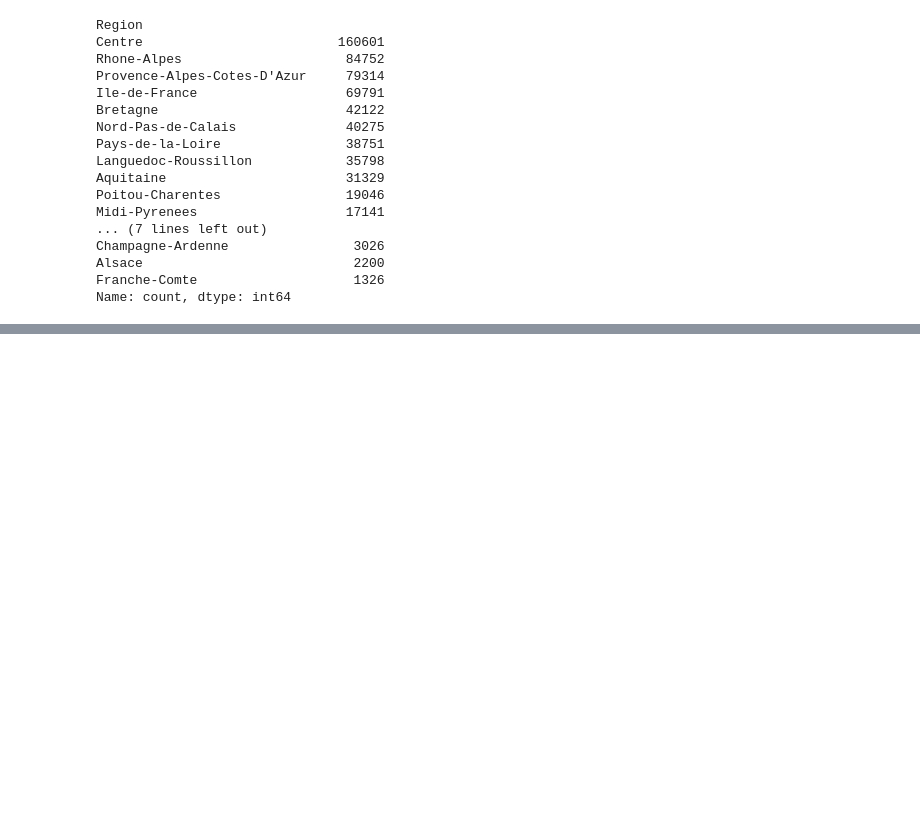
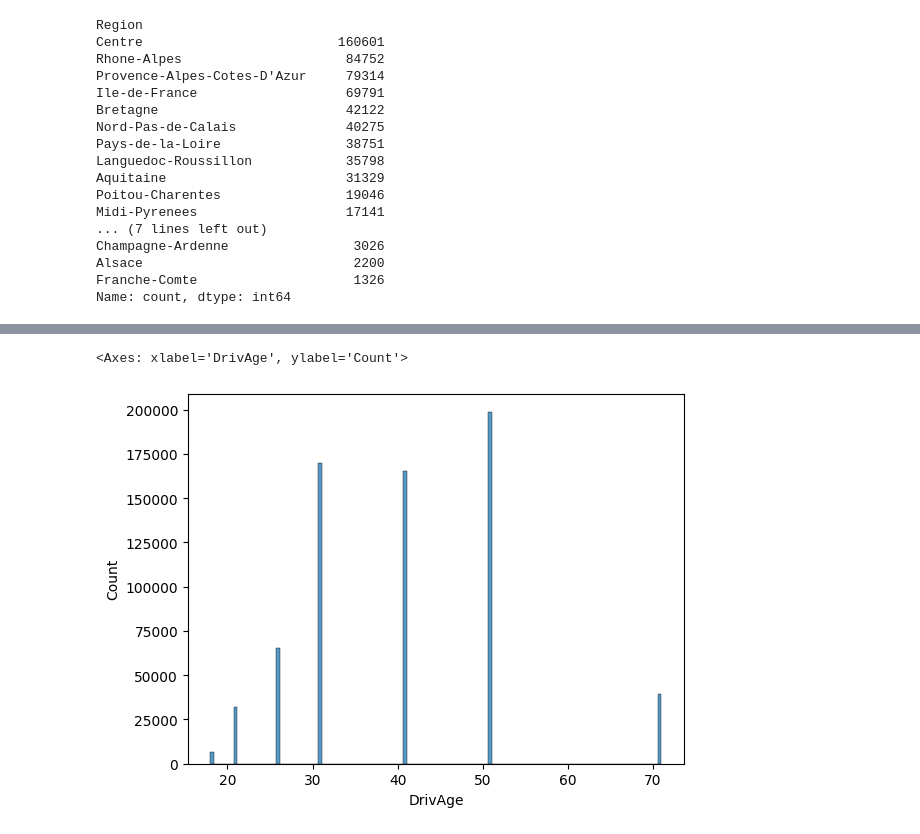
Before and after one commit to krzpiesiewicz/claim-modelling-kedro, a Jupyter notebook: claim_modelling_kedro/notebooks/features_analysis.ipynb, the cells around one changed output, grey strips where cells are left out. Drawn from its saved outputs; the diff is of its cells as text; code cells hidden in the pictures; blank space fills up the shorter version.

```diff
--- a/claim_modelling_kedro/notebooks/features_analysis.ipynb
+++ b/claim_modelling_kedro/notebooks/features_analysis.ipynb
@@ -106,0 +116,5 @@ Name: count, dtype: int64
+# %%
+thres = np.array([18, 21, 26, 31, 41, 51, 71])
+# %%
+g = data.DrivAge.apply(lambda age: thres[np.argmax(age < thres) - 1])
+g.value_counts()
@@ -106,0 +140,5 @@ Name: count, dtype: int64
+# %%
+sns.histplot(g)
+# %% [output]
+<Axes: xlabel='DrivAge', ylabel='Count'>
+[figure, added]
```
Also changed, not shown: parts of 41 cells of this notebook.
